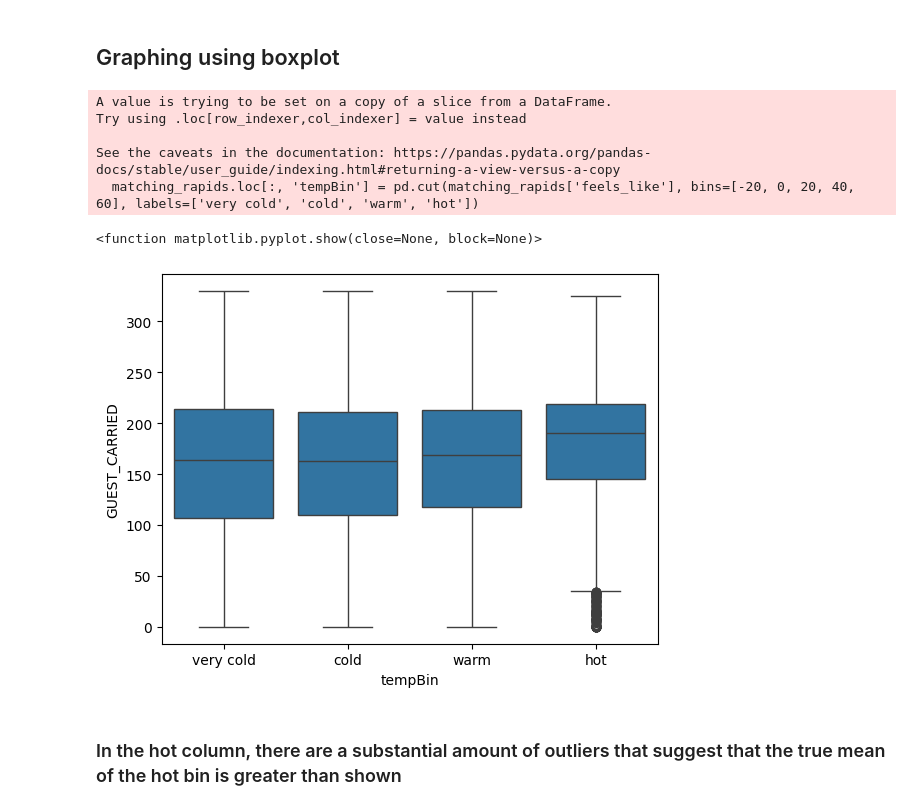
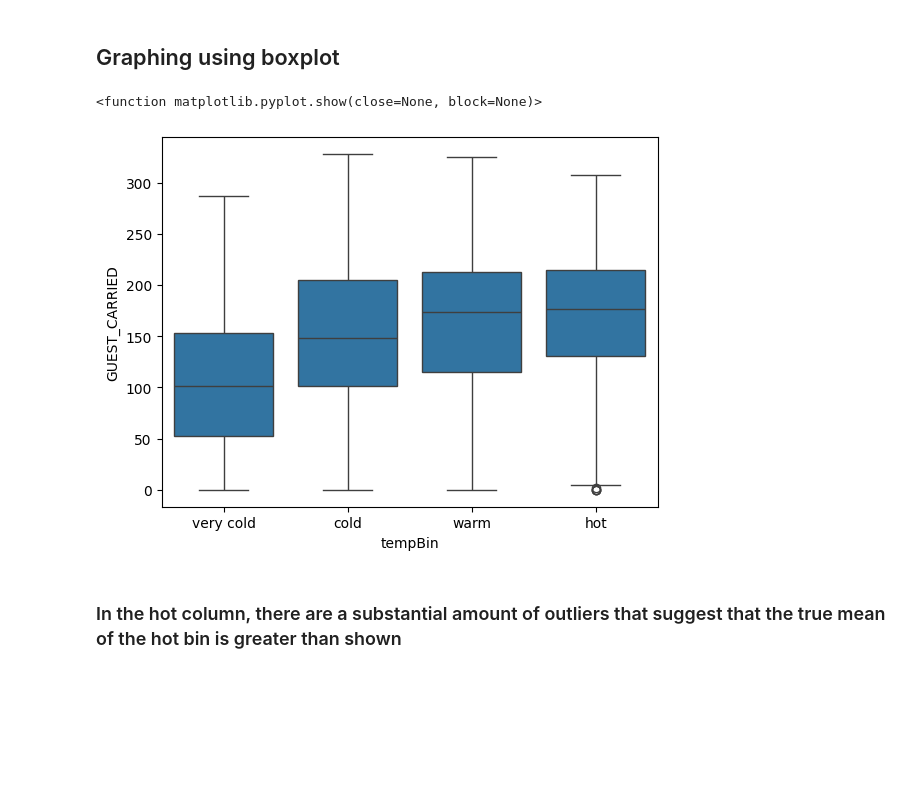
Before and after one commit to MwBm/DataAnalysisIntro, a Jupyter notebook: disneyData.ipynb, the cells around one changed output. Saved outputs shown, nothing was run; the diff lists cells and outputs as text; code cells hidden in the pictures; blank space fills up the shorter version.

Commit message:
Messed up on the merge from awhile ago so that's cool

```diff
--- a/disneyData.ipynb
+++ b/disneyData.ipynb
@@ -92,12 +92,11 @@ wait_times_new['DateTime'] = pd.to_datetime(wait_times_new['DEB_TIME'])
 wait_times_new['year'] = wait_times_new['DateTime'].dt.year
 wait_times_new['hour'] = wait_times_new['DateTime'].dt.hour
 
-wait_times_new_roller = wait_times_new[(wait_times_new['CAPACITY'] != 0) & (wait_times_new['ENTITY_DESCRIPTION_SHORT'] == "Roller Coaster")]
+wait_times_new['DEB_TIME'] = pd.to_datetime(wait_times_new['DEB_TIME'])
+
 wait_times_new_rapids = wait_times_new[(wait_times_new['CAPACITY'] != 0) & (wait_times_new['ENTITY_DESCRIPTION_SHORT'] == "Rapids Ride")]
 
-wait_times_new_roller = wait_times_new_roller[['year', 'hour', 'ENTITY_DESCRIPTION_SHORT', 'WAIT_TIME_MAX', 'GUEST_CARRIED', 'ADJUST_CAPACITY']]
-wait_times_new_rapids = wait_times_new_rapids[['year', 'hour', 'ENTITY_DESCRIPTION_SHORT', 'WAIT_TIME_MAX', 'GUEST_CARRIED', 'ADJUST_CAPACITY']]
+wait_times_new_rapids = wait_times_new_rapids[['DEB_TIME', 'year', 'hour', 'ENTITY_DESCRIPTION_SHORT', 'WAIT_TIME_MAX', 'GUEST_CARRIED', 'ADJUST_CAPACITY']]
 
-print(wait_times_new_roller)
-print(wait_times_new_rapids)
+wait_times_new_rapids
 # %% [output]
@@ -124,8 +119,10 @@ weather_new = weather_new.dropna(subset=['dt', 'temp'], how='any')
 weather_new['DateTime'] = pd.to_datetime(weather_new['dt'], unit='s')
 weather_new['year'] = weather_new['DateTime'].dt.year
 weather_new['hour'] = weather_new['DateTime'].dt.hour
-weather_new = weather_new[['year', 'hour', 'temp', 'dew_point', 'feels_like']]
 weather_new = weather_new[weather_new['year'] >= 2018]
 
+weather_new['DEB_TIME'] = pd.to_datetime(weather_new['dt'], unit='s')
+weather_new = weather_new[['DEB_TIME', 'year', 'hour', 'temp', 'dew_point', 'feels_like']]
+
 weather_new
 # %% [output]
@@ -165,0 +144,4 @@ matching_rapids
+# %%
+matching_rapids = pd.merge(wait_times_new_rapids, weather_new, on=['DEB_TIME'], how='inner')
+
+matching_rapids
@@ -212,17 +208,12 @@ Correlation: 0.03335212736052604, p-value: 0.0
 ## Graphing using boxplot
 # %%
 import seaborn as sns
-matching_rapids.loc[:, 'tempBin'] = pd.cut(matching_rapids['feels_like'], bins=[-20, 0, 20, 40, 60], labels=['very cold', 'cold', 'warm', 'hot'])
+matching_rapids.loc[:, 'tempBin'] = pd.cut(matching_rapids['feels_like'], bins=[-10, 0, 15, 30, 50], labels=['very cold', 'cold', 'warm', 'hot'])
 sns.boxplot(x='tempBin', y='GUEST_CARRIED', data=matching_rapids)
 plt.show
 # %% [output]
-A value is trying to be set on a copy of a slice from a DataFrame.
-Try using .loc[row_indexer,col_indexer] = value instead
-
-See the caveats in the documentation: https://pandas.pydata.org/pandas-docs/stable/user_guide/indexing.html#returning-a-view-versus-a-copy
-  matching_rapids.loc[:, 'tempBin'] = pd.cut(matching_rapids['feels_like'], bins=[-20, 0, 20, 40, 60], labels=['very cold', 'cold', 'warm', 'hot'])
+<function matplotlib.pyplot.show(close=None, block=None)>
-<function matplotlib.pyplot.show(close=None, block=None)>
-[figure, old version]
+[figure, new version]
 # %% [markdown]
 ### In the hot column, there are a substantial amount of outliers that suggest that the true mean of the hot bin is greater than shown
 # %% [markdown]
```
Also changed, not shown: parts of 17 cells of this notebook.
